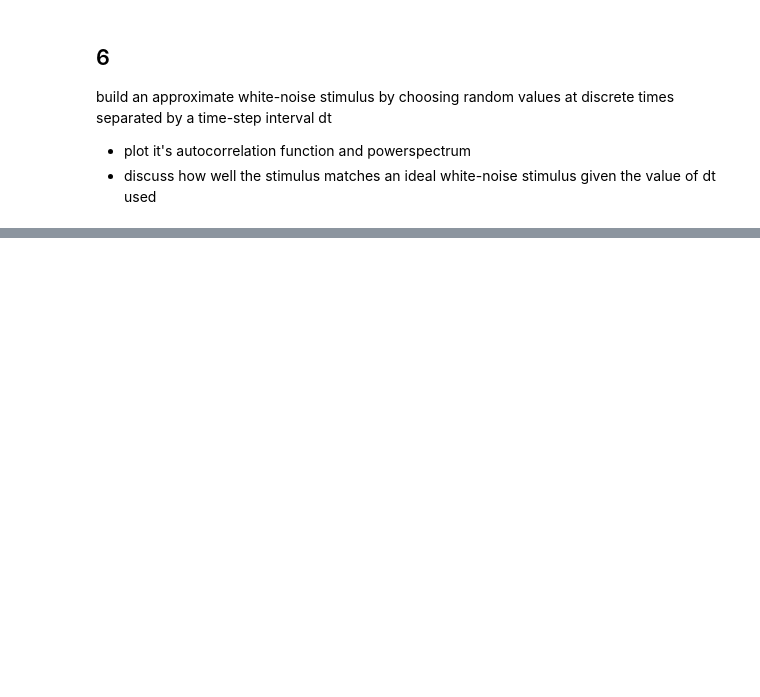
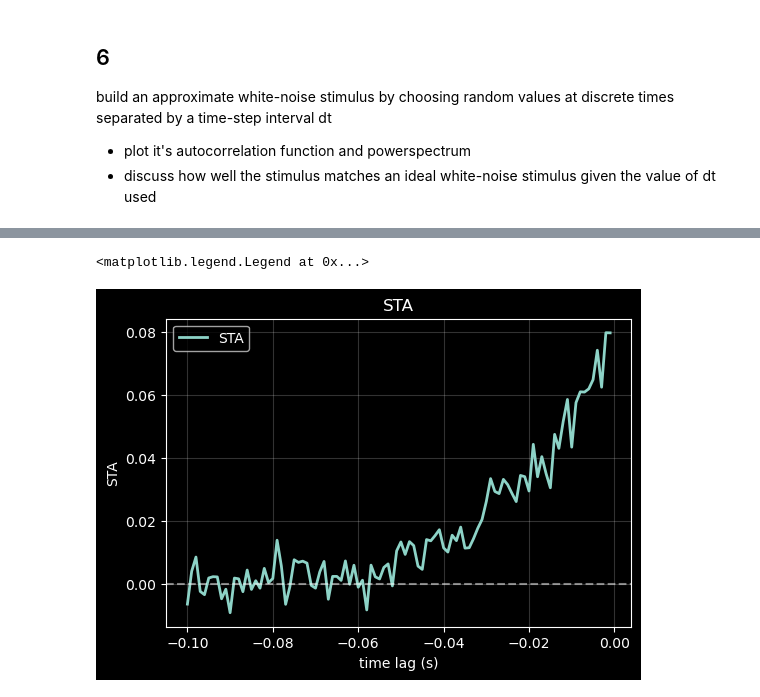
Before and after one commit to polsen99/theoretical_neuroscience, a Jupyter notebook: ch1.ipynb, the cells around one changed output, grey strips where cells are left out. Cells and saved outputs as stored; diff of their text form; code cells hidden in the pictures; blank space fills up the shorter version.

```diff
--- a/ch1.ipynb
+++ b/ch1.ipynb
@@ -515,0 +548,34 @@ plt.plot(r_est)
+# %%
+# get spikes and STA
+spikes = rng.poisson(lam=r_est, size=len(t))
+spikes[spikes > 1] = 1
+# window size and steps
+window = 100e-3
+window_steps = int(window/dt)
+# initialize
+sta_sum = np.zeros(window_steps)
+num_spikes = np.sum(spikes)
+
+# loop through spike train
+for i in range(window_steps, len(spikes)):
+    if spikes[i] == 1:
+        # add stimulus preceding spike
+
+        sta_sum += s[i - window_steps:i]
+# get aveage
+sta = sta_sum / num_spikes
+# %%
+fig, ax = plt.subplots(figsize=(6, 4))
+
+time_lags = np.linspace(-window, 0, window_steps, endpoint=False)
+
+ax.plot(time_lags, sta, label='STA', linewidth=2)
+ax.set_xlabel('time lag (s)')
+ax.set_ylabel('STA')
+ax.set_title('STA')
+ax.grid(which='both', alpha=0.2)
+ax.axhline(0, linestyle='--', alpha=0.5)
+ax.legend()
+# %% [output]
+<matplotlib.legend.Legend at 0x...>
+[figure, added]
```
Also changed, not shown: parts of 26 cells of this notebook, 1 other file.
